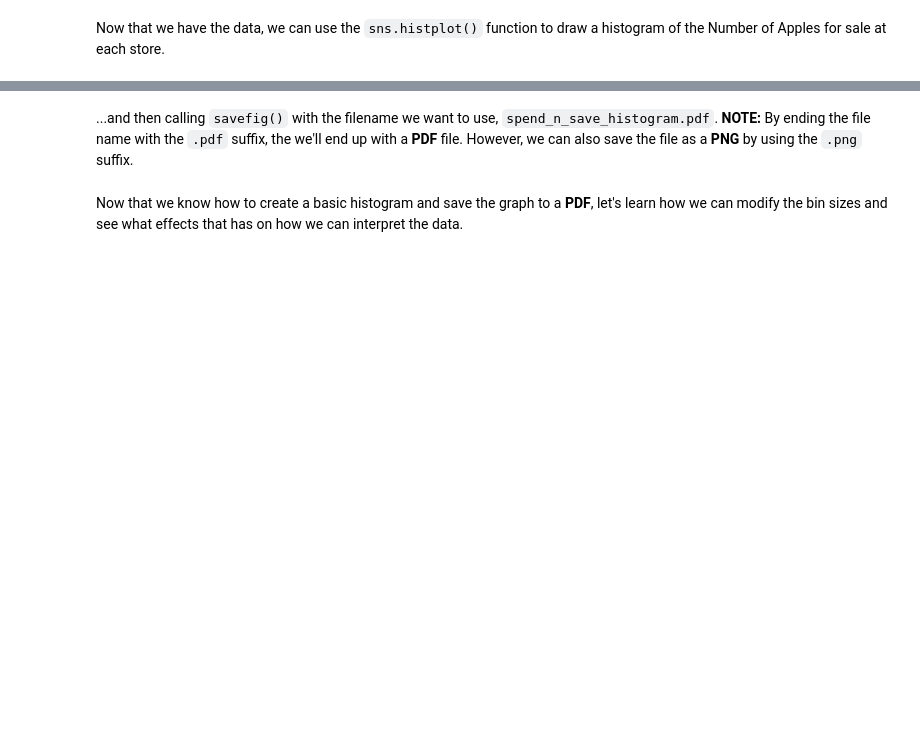
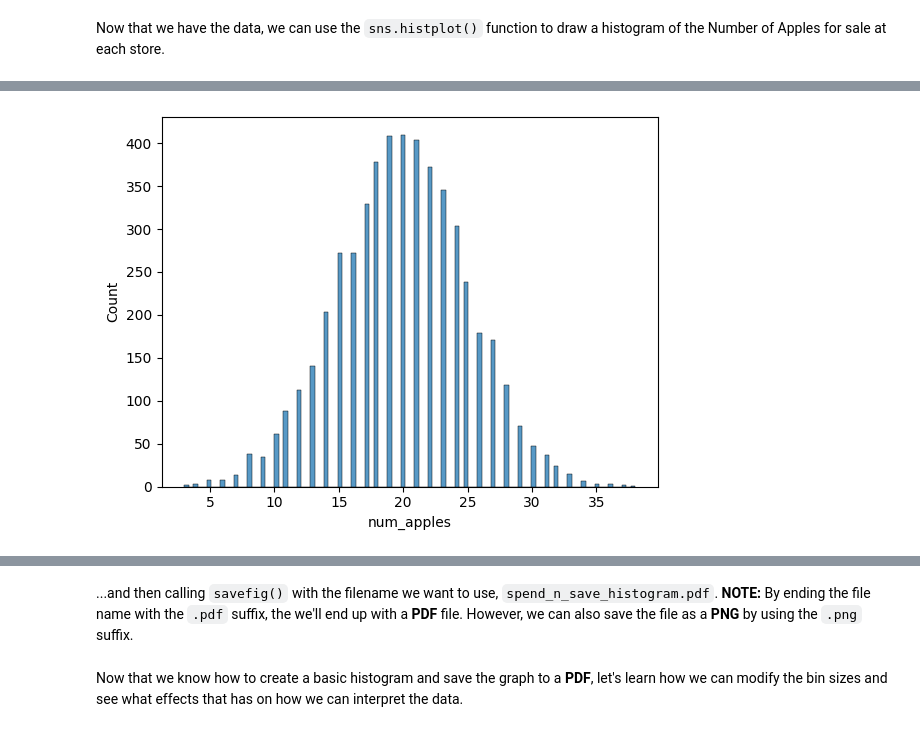
Before and after one commit to rahiakela/StatQuest-Illustrated-Guide-to-Statistics, a Jupyter notebook: chapter_02/chapter_02_py.ipynb, the cells around one changed output, grey strips where cells are left out. Saved outputs shown, nothing was run; the diff lists cells and outputs as text; code cells hidden in the pictures; blank space fills up the shorter version.

```diff
--- a/chapter_02/chapter_02_py.ipynb
+++ b/chapter_02/chapter_02_py.ipynb
@@ -56,0 +84,4 @@ my_hist = sns.histplot(data=spend_n_save_df, x='num_apples', bins='scott')
+# %%
+my_hist = sns.histplot(data=spend_n_save_df, x='num_apples', bins='stone')
+# %% [output]
+[figure, added]
```
Also changed, not shown: parts of 22 cells of this notebook.
